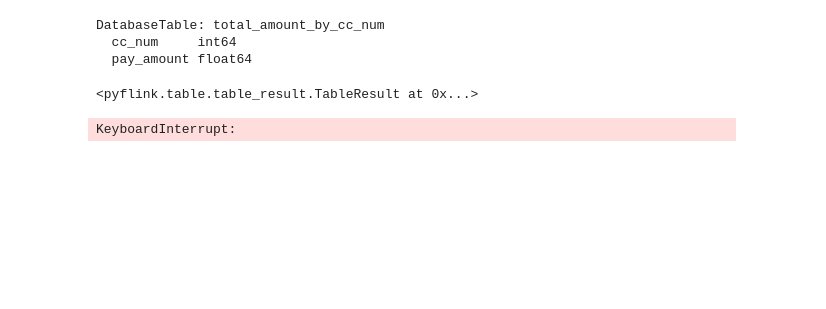
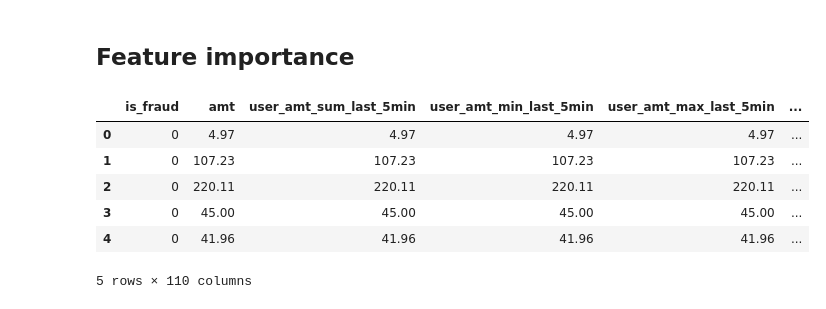
Before and after one commit to claypotai/ibis-flink-example, a Jupyter notebook: credit_card_transaction_fraud_batch.ipynb, the cells around one changed output. Saved outputs shown, nothing was run; the diff lists cells and outputs as text; code cells hidden in the pictures; blank space fills up the shorter version.

```diff
--- a/credit_card_transaction_fraud_batch.ipynb
+++ b/credit_card_transaction_fraud_batch.ipynb
@@ -149,7 +127,8 @@ def create_window_spec(group_by, order_by, interval_in_minutes):
         range=(-ibis.interval(minutes=interval_in_minutes), 0),
     )
 
-time_windows_in_minutes = [5, 60, 60*24, 60*24*30]
+time_windows_in_minutes = [5, 60, 60*24]
+ts_field = tm.ts
 
 user_window_specs = [
     {
@@ -157,7 +136,7 @@ user_window_specs = [
         "agg_col": "amt",
         "agg_stats": ["sum", "min", "max", "median"],
         "group_by": [tm.first, tm.last, tm.dob],
-        "order_by": tm.trans_date_trans_time,
+        "order_by": ts_field,
         "windows": time_windows_in_minutes # units: minutes
     },
     {
@@ -165,7 +144,7 @@ user_window_specs = [
         "agg_col": "amt",
         "agg_stats": ["sum", "min", "max", "median"],
         "group_by": [tm.cc_num],
-        "order_by": tm.trans_date_trans_time,
+        "order_by": ts_field,
         "windows": time_windows_in_minutes # units: minutes
     },
 ]
@@ -176,7 +155,7 @@ context_window_specs = [
         "agg_col": "amt",
         "agg_stats": ["sum", "min", "max", "median"],
         "group_by": [tm.zipcode],
-        "order_by": tm.trans_date_trans_time,
+        "order_by": ts_field,
         "windows": time_windows_in_minutes # units: minutes
     },
     {
@@ -184,7 +163,7 @@ context_window_specs = [
         "agg_col": "amt",
         "agg_stats": ["sum", "min", "max", "median"],
         "group_by": [tm.merchant],
-        "order_by": tm.trans_date_trans_time,
+        "order_by": ts_field,
         "windows": time_windows_in_minutes # units: minutes
     },
     {
@@ -192,7 +171,7 @@ context_window_specs = [
         "agg_col": "amt",
         "agg_stats": ["sum", "min", "max", "median"],
         "group_by": [tm.category],
-        "order_by": tm.trans_date_trans_time,
+        "order_by": ts_field,
         "windows": time_windows_in_minutes # units: minutes
     },
 ]
@@ -204,7 +183,7 @@ user_context_window_specs = [
         "agg_col": "amt",
         "agg_stats": ["sum", "min", "max", "median"],
         "group_by": [tm.first, tm.last, tm.dob, tm.category],
-        "order_by": tm.trans_date_trans_time,
+        "order_by": ts_field,
         "windows": time_windows_in_minutes # units: minutes
     },
     {
@@ -212,7 +191,7 @@ user_context_window_specs = [
         "agg_col": "amt",
         "agg_stats": ["sum", "min", "max", "median"],
         "group_by": [tm.first, tm.last, tm.dob, tm.merchant],
-        "order_by": tm.trans_date_trans_time,
+        "order_by": ts_field,
         "windows": time_windows_in_minutes # units: minutes
     },
     {
@@ -220,7 +199,7 @@ user_context_window_specs = [
         "agg_col": "amt",
         "agg_stats": ["sum", "min", "max", "median"],
         "group_by": [tm.cc_num, tm.category],
-        "order_by": tm.trans_date_trans_time,
+        "order_by": ts_field,
         "windows": time_windows_in_minutes # units: minutes
     },
     {
@@ -228,7 +207,7 @@ user_context_window_specs = [
         "agg_col": "amt",
         "agg_stats": ["sum", "min", "max", "median"],
         "group_by": [tm.cc_num, tm.merchant],
-        "order_by": tm.trans_date_trans_time,
+        "order_by": ts_field,
         "windows": time_windows_in_minutes # units: minutes
     },
 ]
@@ -275,39 +238,2 @@ dataset.to_pandas()
-# %%
-
-# 3. create sink Table
-local = True
-sink_schema = sch.Schema(
-    {
-        "cc_num": dt.int64,
-        "pay_amount": dt.float64,
-    }
-)
-
-sink_configs = {
-    "connector": "kafka",
-    "topic": "transaction_sink",
-    "properties.bootstrap.servers": "localhost:9092" if local else "kafka:29092",
-    "format": "json",
-}
-
-connection.create_table(
-    "total_amount_by_cc_num", schema=sink_schema, tbl_properties=sink_configs
-)
-# %% [output]
-DatabaseTable: total_amount_by_cc_num
-  cc_num     int64
-  pay_amount float64
-# %%
-# 5. emit query result to sink table
-connection.insert("total_amount_by_cc_num", agged)
-# %% [output]
-<pyflink.table.table_result.TableResult at 0x...>
-# %%
-if local:
-    # Use the Kafka Python client to stream records from the sink topic.
-    # Otherwise, the mini cluster will shut down upon script completion.
-    consumer = KafkaConsumer("transaction_sink")
-    for msg in zip(range(10), consumer):
-        print(msg)
-# %% [output]
-KeyboardInterrupt:
+# %% [markdown]
+## Feature importance
@@ -313,0 +242,10 @@ KeyboardInterrupt:
+# %%
+data.head()
+# %% [output]
+|  | is_fraud | amt | user_amt_sum_last_5min | user_amt_min_last_5min | user_amt_max_last_5min | ... |
+| 0 | 0 | 4.97 | 4.97 | 4.97 | 4.97 | ... |
+| 1 | 0 | 107.23 | 107.23 | 107.23 | 107.23 | ... |
+| 2 | 0 | 220.11 | 220.11 | 220.11 | 220.11 | ... |
+| 3 | 0 | 45.00 | 45.00 | 45.00 | 45.00 | ... |
+| 4 | 0 | 41.96 | 41.96 | 41.96 | 41.96 | ... |
+5 rows × 110 columns
```
Also changed, not shown: parts of 19 cells of this notebook.
